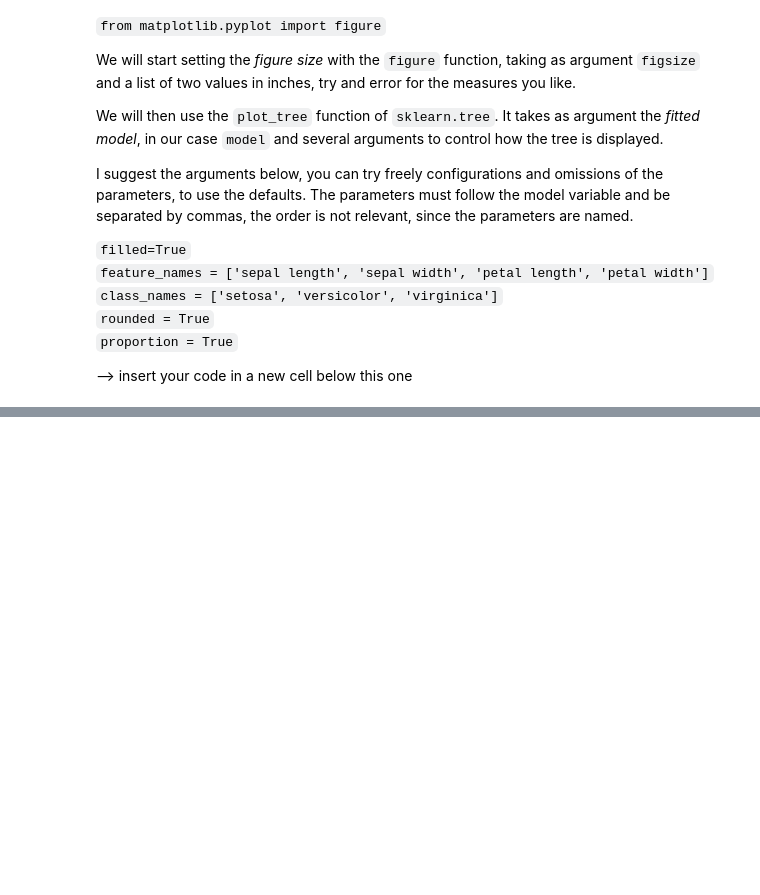
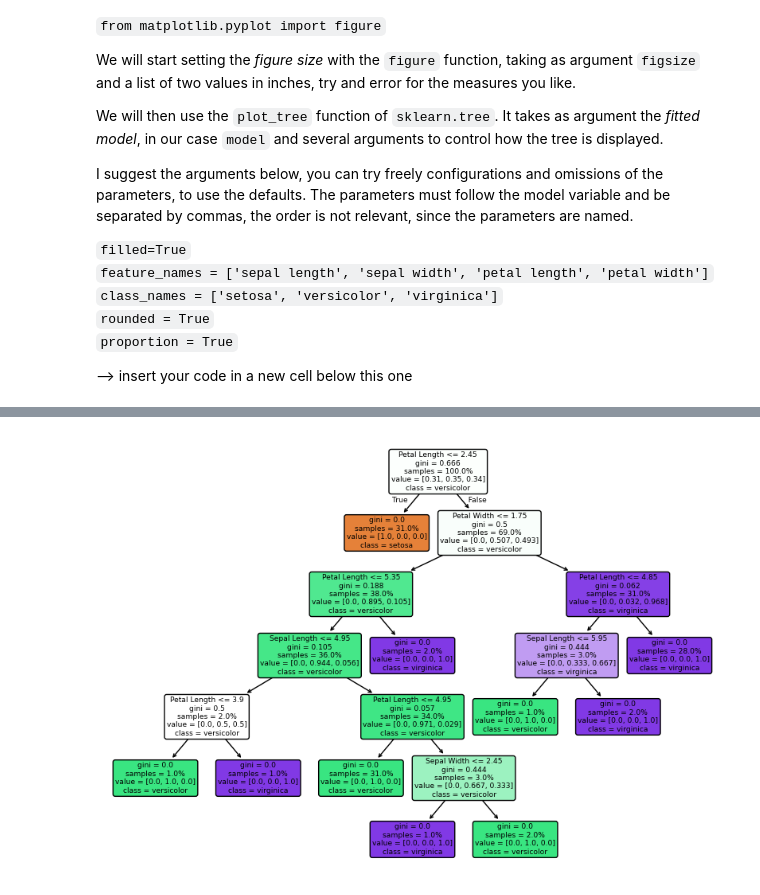
Before and after one commit to FabioC-alt/DataMiningStudyRepo, a Jupyter notebook: Practice/Lab2_Classification/lab3a-class-dt-hold-out.ipynb, the cells around one changed output, grey strips where cells are left out. Saved outputs shown, nothing was run; the diff lists cells and outputs as text; code cells hidden in the pictures; blank space fills up the shorter version.

```diff
--- a/Practice/Lab2_Classification/lab3a-class-dt-hold-out.ipynb
+++ b/Practice/Lab2_Classification/lab3a-class-dt-hold-out.ipynb
@@ -178,7 +175,7 @@ This could be done by hand, but it is more convenient to use the ``train_test_sp
 --> insert your code in a new cell below this one
 # %%
 from sklearn.model_selection import train_test_split
-Xtrain, Xtest, ytrain, ytest = train_test_split(X, y, random_state=random_state)
+Xtrain, Xtest, ytrain, ytest = train_test_split(X, y, random_state=random_state,train_size=train_size)
 print(Xtrain.shape)
 print(Xtest.shape)
 print(ytrain.shape)
@@ -266,0 +261,17 @@ I suggest the arguments below, you can try freely configurations and omissions o
+# %%
+from matplotlib import pyplot
+from numpy import true_divide
+import sklearn
+from sklearn.tree import plot_tree
+from matplotlib.pyplot import figure
+import sklearn.tree
+
+figure(figsize=(10,7))
+sklearn.tree.plot_tree(decision_tree=model
+                        ,feature_names=["Sepal Length","Sepal Width", "Petal Length", "Petal Width"]
+                        , class_names=["setosa","versicolor","virginica"]
+                        , rounded=True
+                        , proportion=True
+                        , filled=True);
+# %% [output]
+[figure, added]
```
Also changed, not shown: parts of 5 cells of this notebook.
